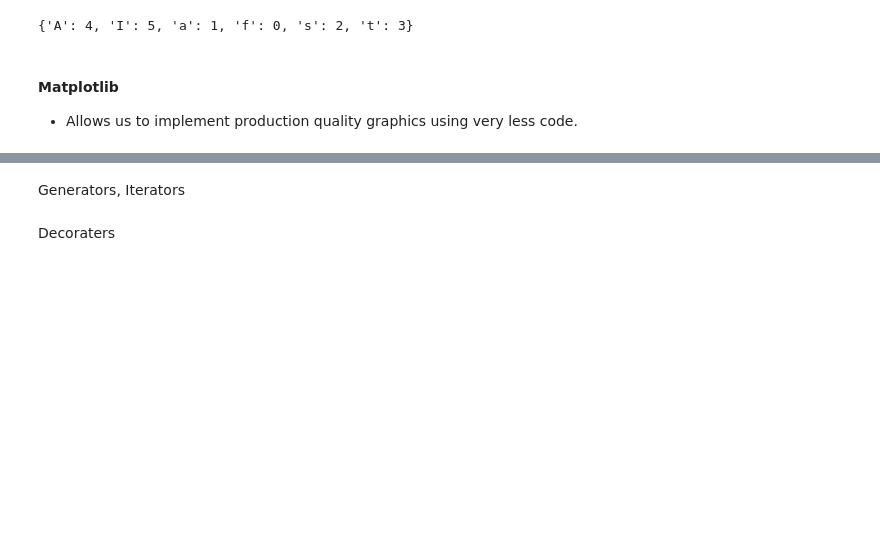
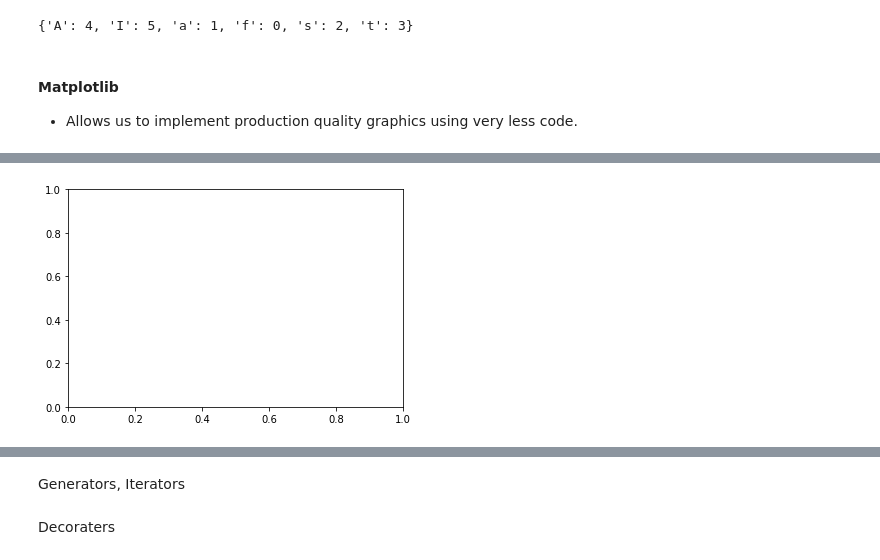
Before and after one commit to shar1pius/DL-References, a Jupyter notebook: fastai/Lec-1-Ref.ipynb, the cells around one changed output, grey strips where cells are left out. Cells and saved outputs as stored; diff of their text form; code cells hidden in the pictures; blank space fills up the shorter version.

```diff
--- a/fastai/Lec-1-Ref.ipynb
+++ b/fastai/Lec-1-Ref.ipynb
@@ -106,0 +111,5 @@ flipped = {value: key for key, value in dictionary.items()}; flipped #default so
+# %%
+fig = plt.figure()  # a new figure window
+ax = fig.add_subplot(1, 1, 1)  # specify (nrows, ncols, axnum)
+# %% [output]
+[figure, added]
```
Also changed, not shown: parts of 7 cells of this notebook.
